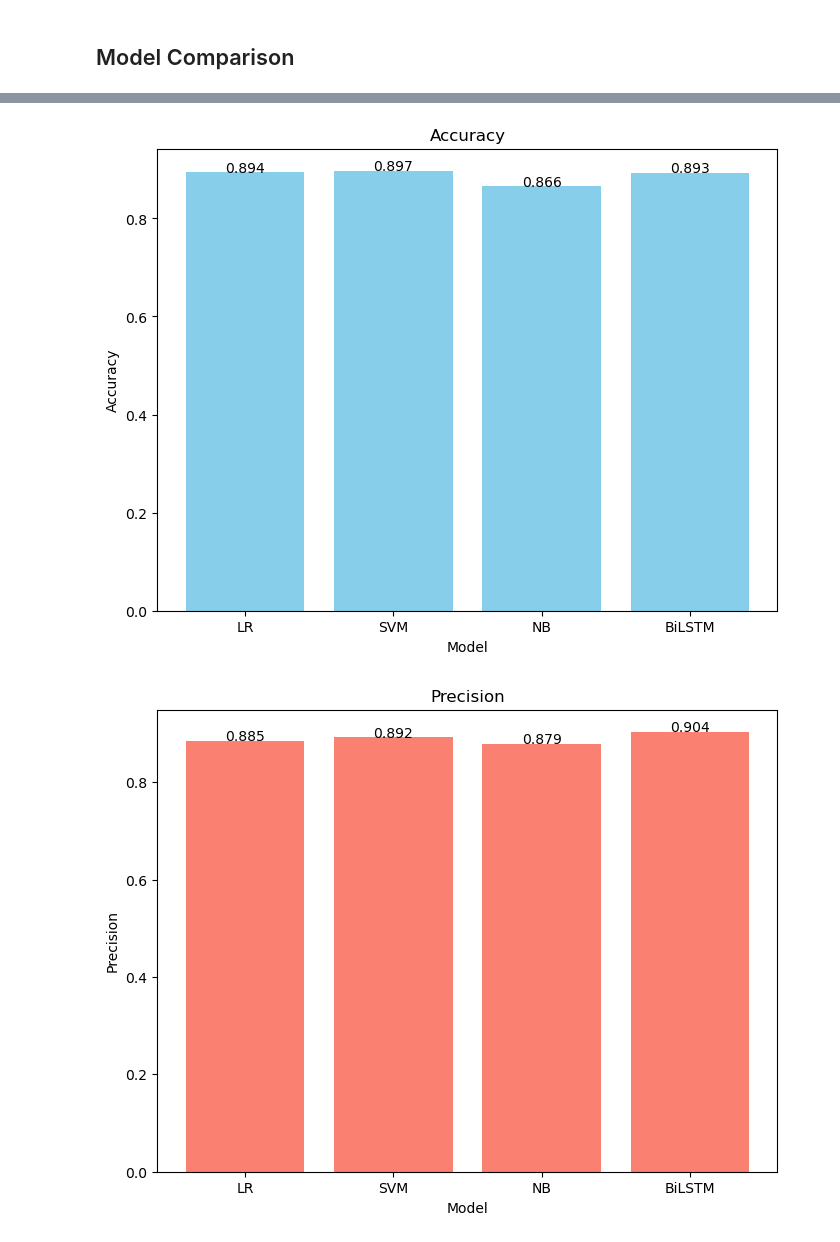
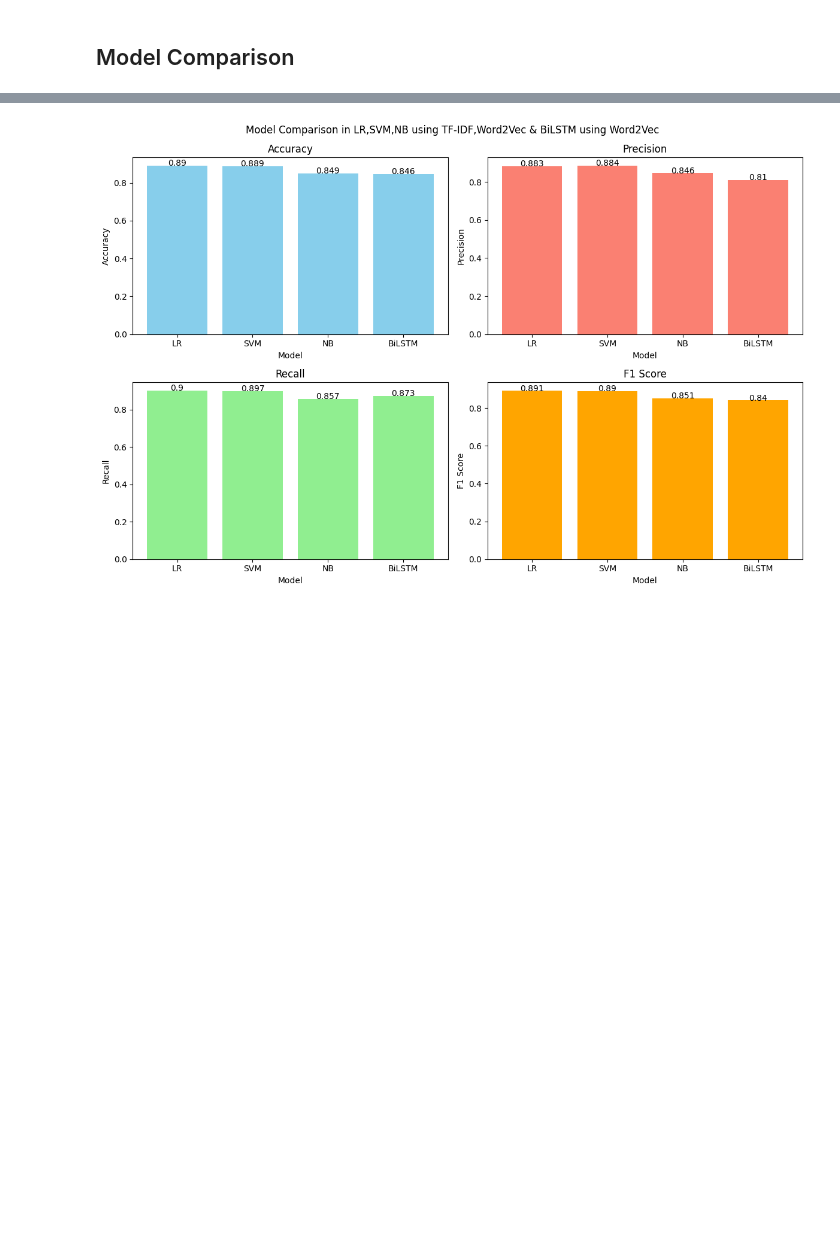
Before and after one commit to rizkyyusfian/SentimentAnalysis-50kIMDBMovieReviews, a Jupyter notebook: movie.ipynb, the cells around one changed output, grey strips where cells are left out. Drawn from its saved outputs; the diff is of its cells as text; code cells hidden in the pictures; blank space fills up the shorter version.

Commit message:
add ML with Word2vec and metrics comparison

```diff
--- a/movie.ipynb
+++ b/movie.ipynb
@@ -854,7 +986,7 @@ device: cuda:0
 #### SPLIT DATASET
 # %%
 # Split the data into training, validation, and test sets
-train_data, temp_data, train_labels, temp_labels = train_test_split(sentences, df_lemmatization['sentiment'].values, test_size=0.2, random_state=42, stratify=df_lemmatization['sentiment'].values)
+train_data, temp_data, train_labels, temp_labels = train_test_split(sentences, df['sentiment'].values, test_size=0.2, random_state=42, stratify=df['sentiment'].values)
 val_data, test_data, val_labels, test_labels = train_test_split(temp_data, temp_labels, test_size=0.5, random_state=42, stratify=temp_labels)
 
 # Create Datasets
@@ -1003,2 +1134,0 @@ Metrics saved successfully.
-# %%
-model.load_state_dict(torch.load('model/bilstm_50k_new.pth'))
@@ -1006,0 +1135,3 @@ model.load_state_dict(torch.load('model/bilstm_50k_new.pth'))
+# %%
+# model.load_state_dict(torch.load('model/bilstm_50k_new.pth'))
+model.load_state_dict(torch.load('/content/drive/MyDrive/UNIVERSITAS TELKOM S2/SEMESTER 3/DAMIN/UTS/model/bilstm_50k_new.pth', map_location=torch.device('cpu')))
@@ -1007,6 +1140,7 @@ model.load_state_dict(torch.load('model/bilstm_50k_new.pth'))
 # %%
 import pickle
-file_path = 'metrics/bilstm_50k_new.pkl'
+file_path = '/content/drive/MyDrive/UNIVERSITAS TELKOM S2/SEMESTER 3/DAMIN/UTS/metrics/bilstm_50k_new.pkl'
+# file_path = 'metrics/bilstm_50k_new.pkl'
 
 with open(file_path, 'rb') as f:
     metrics = pickle.load(f)
@@ -1177,44 +1488,44 @@ Accuracy: 0.8928, Precision: 0.9036, Recall: 0.8845, F1: 0.8939
 # %%
 # plot all accuracy, precision, recall, f1 in bar
+plt.figure(figsize=(12,8)).suptitle('Model Comparison in LR,SVM,NB using TF-IDF,Word2Vec & BiLSTM using Word2Vec')
 
 # Accuracy
-plt.figure(figsize=(8, 6))
-plt.bar(['LR', 'SVM', 'NB', 'BiLSTM'], [logreg_lemma_accuracy, svm_lemma_accuracy, nb_lemma_accuracy, bilstm_accuracy], color='skyblue')
+plt.subplot(2,2,1)
+plt.bar(['LR', 'SVM', 'NB', 'BiLSTM'], [logreg_combined_accuracy, svm_combined_accuracy, nb_combined_accuracy, bilstm_accuracy], color='skyblue')
 for i in range(4):
-    plt.text(i, round([logreg_lemma_accuracy, svm_lemma_accuracy, nb_lemma_accuracy, bilstm_accuracy][i], 3), round([logreg_lemma_accuracy, svm_lemma_accuracy, nb_lemma_accuracy, bilstm_accuracy][i], 3), ha = 'center')
+    plt.text(i, round([logreg_combined_accuracy, svm_combined_accuracy, nb_combined_accuracy, bilstm_accuracy][i], 3), round([logreg_combined_accuracy, svm_combined_accuracy, nb_combined_accuracy, bilstm_accuracy][i], 3), ha = 'center')
 plt.title('Accuracy')
 plt.xlabel('Model')
 plt.ylabel('Accuracy')
 
 # Precision
-plt.figure(figsize=(8, 6))
-plt.bar(['LR', 'SVM', 'NB', 'BiLSTM'], [logreg_lemma_precision, svm_lemma_precision, nb_lemma_precision, bilstm_precision], color='salmon')
+plt.subplot(2,2,2)
+plt.bar(['LR', 'SVM', 'NB', 'BiLSTM'], [logreg_combined_precision, svm_combined_precision, nb_combined_precision, bilstm_precision], color='salmon')
 for i in range(4):
-    plt.text(i, round([logreg_lemma_precision, svm_lemma_precision, nb_lemma_precision, bilstm_precision][i], 3), round([logreg_lemma_precision, svm_lemma_precision, nb_lemma_precision, bilstm_precision][i], 3), ha = 'center')
+    plt.text(i, round([logreg_combined_precision, svm_combined_precision, nb_combined_precision, bilstm_precision][i], 3), round([logreg_combined_precision, svm_combined_precision, nb_combined_precision, bilstm_precision][i], 3), ha = 'center')
 plt.title('Precision')
 plt.xlabel('Model')
 plt.ylabel('Precision')
 
 # Recall
-plt.figure(figsize=(8, 6))
-plt.bar(['LR', 'SVM', 'NB', 'BiLSTM'], [logreg_lemma_recall, svm_lemma_recall, nb_lemma_recall, bilstm_recall], color='lightgreen')
+plt.subplot(2,2,3)
+plt.bar(['LR', 'SVM', 'NB', 'BiLSTM'], [logreg_combined_recall, svm_combined_recall, nb_combined_recall, bilstm_recall], color='lightgreen')
 for i in range(4):
-    plt.text(i, round([logreg_lemma_recall, svm_lemma_recall, nb_lemma_recall, bilstm_recall][i], 3), round([logreg_lemma_recall, svm_lemma_recall, nb_lemma_recall, bilstm_recall][i], 3), ha = 'center')
+    plt.text(i, round([logreg_combined_recall, svm_combined_recall, nb_combined_recall, bilstm_recall][i], 3), round([logreg_combined_recall, svm_combined_recall, nb_combined_recall, bilstm_recall][i], 3), ha = 'center')
 plt.title('Recall')
 plt.xlabel('Model')
 plt.ylabel('Recall')
 
 # F1 Score
-plt.figure(figsize=(8, 6))
-plt.bar(['LR', 'SVM', 'NB', 'BiLSTM'], [logreg_lemma_f1, svm_lemma_f1, nb_lemma_f1, bilstm_f1], color='orange')
+plt.subplot(2,2,4)
+plt.bar(['LR', 'SVM', 'NB', 'BiLSTM'], [logreg_combined_f1, svm_combined_f1, nb_combined_f1, bilstm_f1], color='orange')
 for i in range(4):
-    plt.text(i, round([logreg_lemma_f1, svm_lemma_f1, nb_lemma_f1, bilstm_f1][i], 3), round([logreg_lemma_f1, svm_lemma_f1, nb_lemma_f1, bilstm_f1][i], 3), ha = 'center')
+    plt.text(i, round([logreg_combined_f1, svm_combined_f1, nb_combined_f1, bilstm_f1][i], 3), round([logreg_combined_f1, svm_combined_f1, nb_combined_f1, bilstm_f1][i], 3), ha = 'center')
 plt.title('F1 Score')
 plt.xlabel('Model')
 plt.ylabel('F1 Score')
 
-# plt.tight_layout()
+plt.tight_layout()
 plt.show()
 # %% [output]
-[figure, old version]
+[figure, new version]
-[figure, removed]
```
Also changed, not shown: parts of 64 cells of this notebook, 3 other files.
